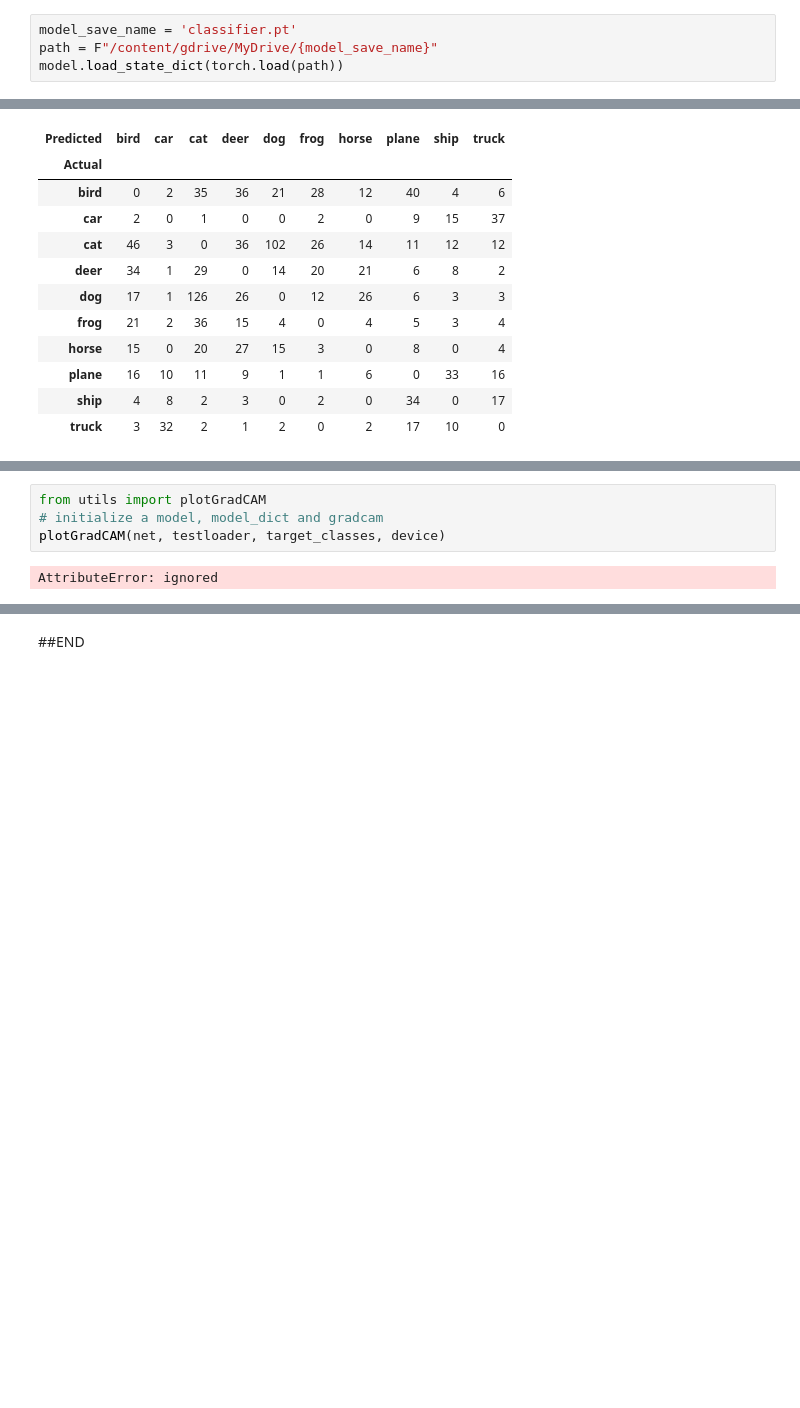
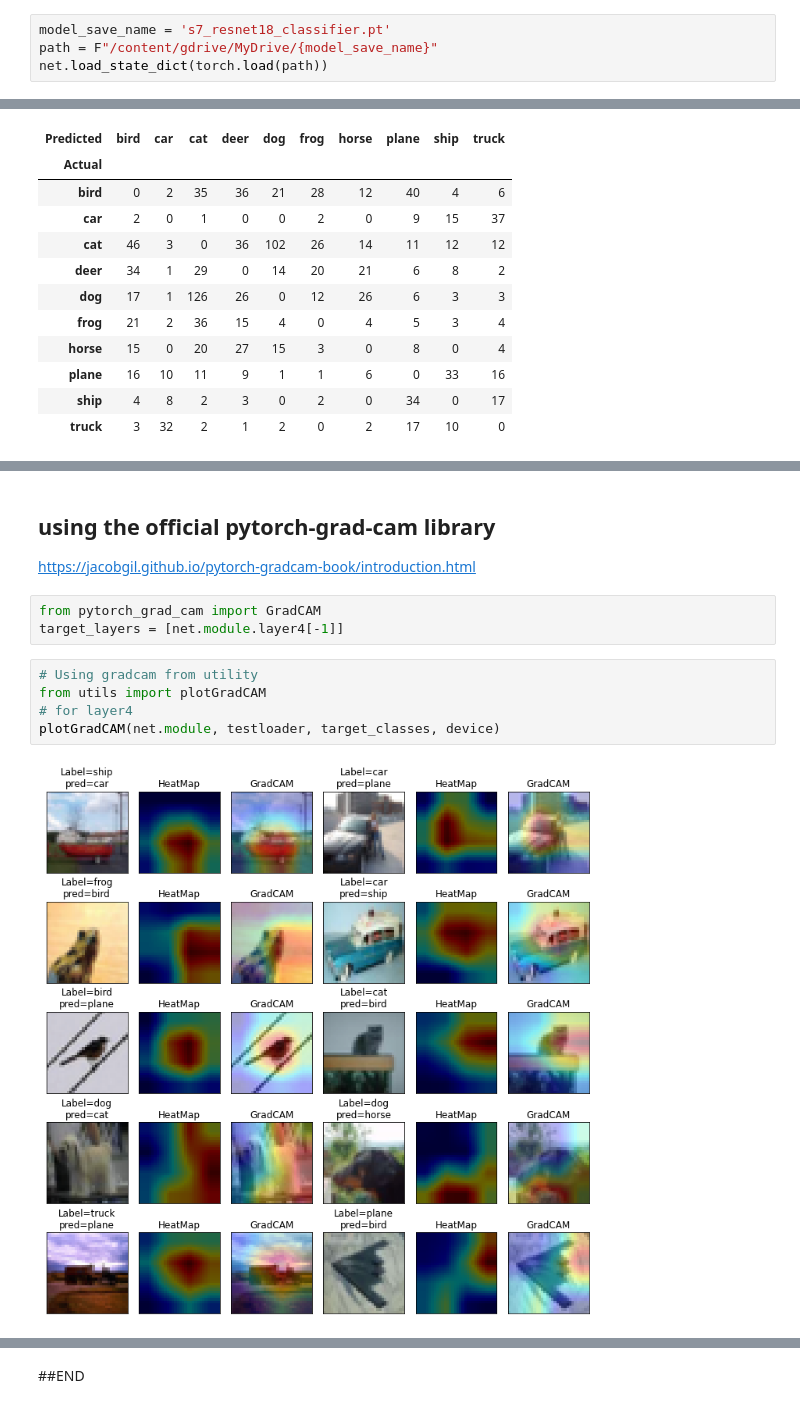
Before and after one commit to navrat/EVA_phase1_2022_23, a Jupyter notebook: S7_CIFAR_RESNET_GRADCAM/S7_RESNET_CIFAR_GRADCAM.ipynb, the cells around one changed output, grey strips where cells are left out. Saved outputs shown, nothing was run; the diff lists cells and outputs as text; blank space fills up the shorter version.

```diff
--- a/S7_CIFAR_RESNET_GRADCAM/S7_RESNET_CIFAR_GRADCAM.ipynb
+++ b/S7_CIFAR_RESNET_GRADCAM/S7_RESNET_CIFAR_GRADCAM.ipynb
@@ -178,6 +179,6 @@ torch.save(net.state_dict(), path)
 'Vendor ITR Declaration Form- naveen rathani.docx'
 'Web and social media analytics'
 # %%
-model_save_name = 'classifier.pt'
+model_save_name = 's7_resnet18_classifier.pt'
 path = F"/content/gdrive/MyDrive/{model_save_name}"
-model.load_state_dict(torch.load(path))
+net.load_state_dict(torch.load(path))
@@ -287,6 +370,13 @@ WARNING:matplotlib.image:Clipping input data to the valid range for imshow with
+# %% [markdown]
+## using the official pytorch-grad-cam library
+https://jacobgil.github.io/pytorch-gradcam-book/introduction.html
+# %%
+from pytorch_grad_cam import GradCAM
+target_layers = [net.module.layer4[-1]]
 # %%
+# Using gradcam from utility
 from utils import plotGradCAM
-# initialize a model, model_dict and gradcam
-plotGradCAM(net, testloader, target_classes, device)
+# for layer4
+plotGradCAM(net.module, testloader, target_classes, device)
 # %% [output]
-AttributeError: ignored
+[figure, added]
```
Also changed, not shown: parts of 9 cells of this notebook.
